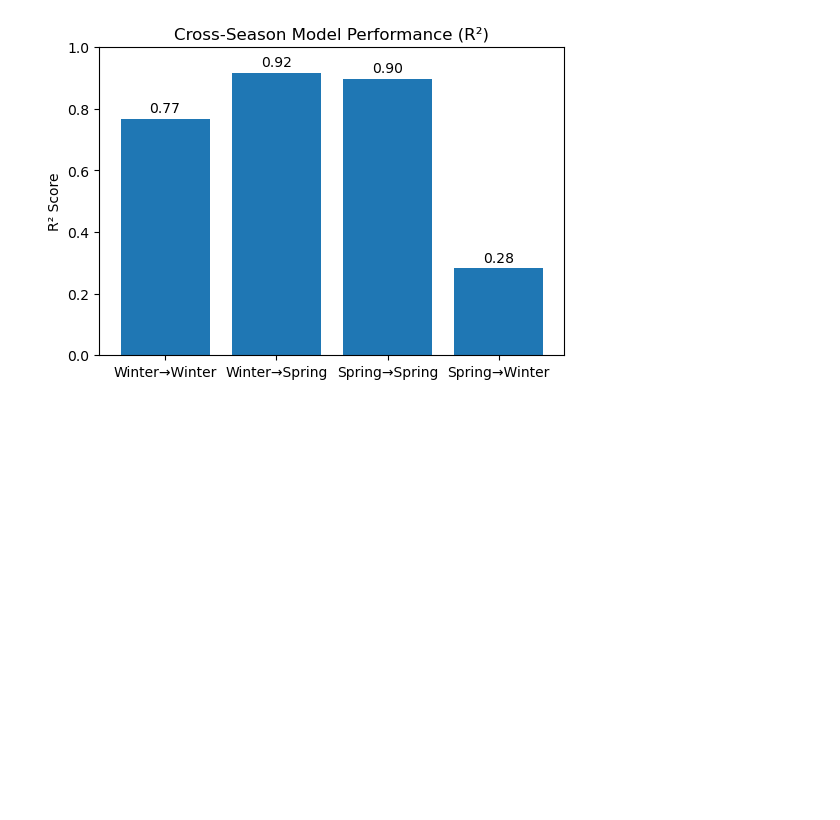
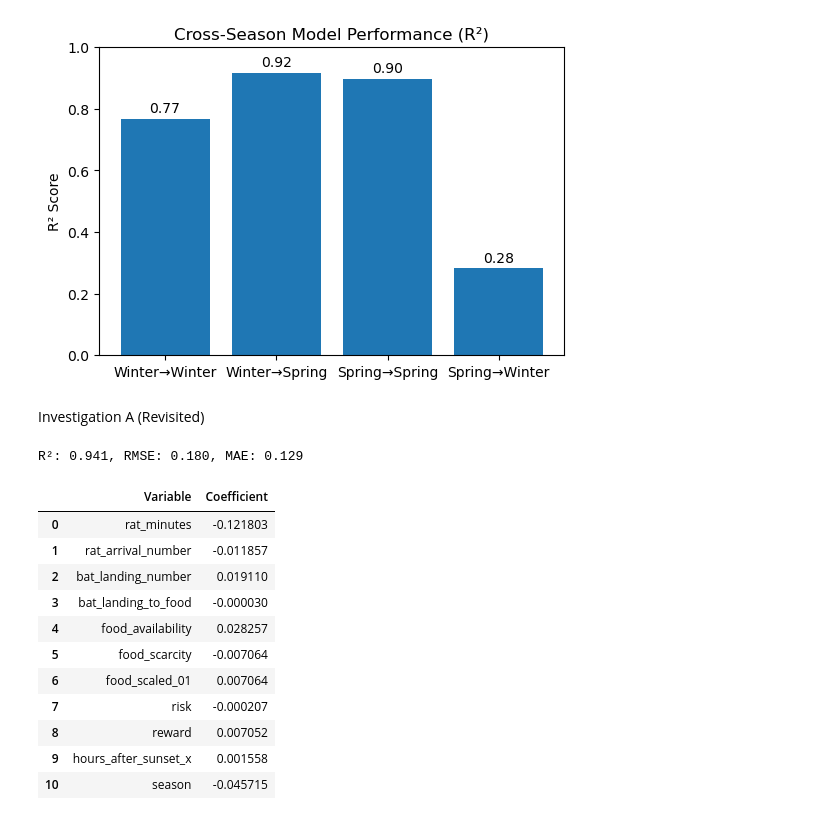
Before and after one commit to ishanpanta/bat-vs-rat, a Jupyter notebook: assignment3.ipynb, the cells around one changed output. Drawn from its saved outputs; the diff is of its cells as text; code cells hidden in the pictures; blank space fills up the shorter version.

```diff
--- a/assignment3.ipynb
+++ b/assignment3.ipynb
@@ -808,3 +809,46 @@ for bar, val in zip(bars, r2_values):
 plt.show()
 # %% [output]
 [figure]
+# %% [markdown]
+Investigation A (Revisited)
+# %%
+y = merged['bat_activity_intensity']
+X = merged[['rat_minutes', 'rat_arrival_number',
+    'bat_landing_number', 'bat_landing_to_food',
+    'food_availability', 'food_scarcity', 'food_scaled_01',
+    'risk', 'reward', 'hours_after_sunset_x', 'season']]
+
+# Train-test split
+X_train, X_test, y_train, y_test = train_test_split(X, y, test_size=0.2, random_state=42)
+
+# Model — Ridge Regression (balances bias/variance)
+model_a = Ridge(alpha=10.0)
+model_a.fit(X_train, y_train)
+
+# Predictions
+y_pred = model_a.predict(X_test)
+
+# Metrics
+r2 = r2_score(y_test, y_pred)
+rmse = math.sqrt(mean_squared_error(y_test, y_pred))
+mae = mean_absolute_error(y_test, y_pred)
+
+print(f"R²: {r2:.3f}, RMSE: {rmse:.3f}, MAE: {mae:.3f}")
+
+# Coefficients
+coef_df = pd.DataFrame({'Variable': X.columns, 'Coefficient': model_a.coef_})
+display(coef_df)
+# %% [output]
+R²: 0.941, RMSE: 0.180, MAE: 0.129
+|  | Variable | Coefficient |
+| 0 | rat_minutes | -0.121803 |
+| 1 | rat_arrival_number | -0.011857 |
+| 2 | bat_landing_number | 0.019110 |
+| 3 | bat_landing_to_food | -0.000030 |
+| 4 | food_availability | 0.028257 |
+| 5 | food_scarcity | -0.007064 |
+| 6 | food_scaled_01 | 0.007064 |
+| 7 | risk | -0.000207 |
+| 8 | reward | 0.007052 |
+| 9 | hours_after_sunset_x | 0.001558 |
+| 10 | season | -0.045715 |
```
Also changed, not shown: parts of 2 cells of this notebook, 3 other files.
